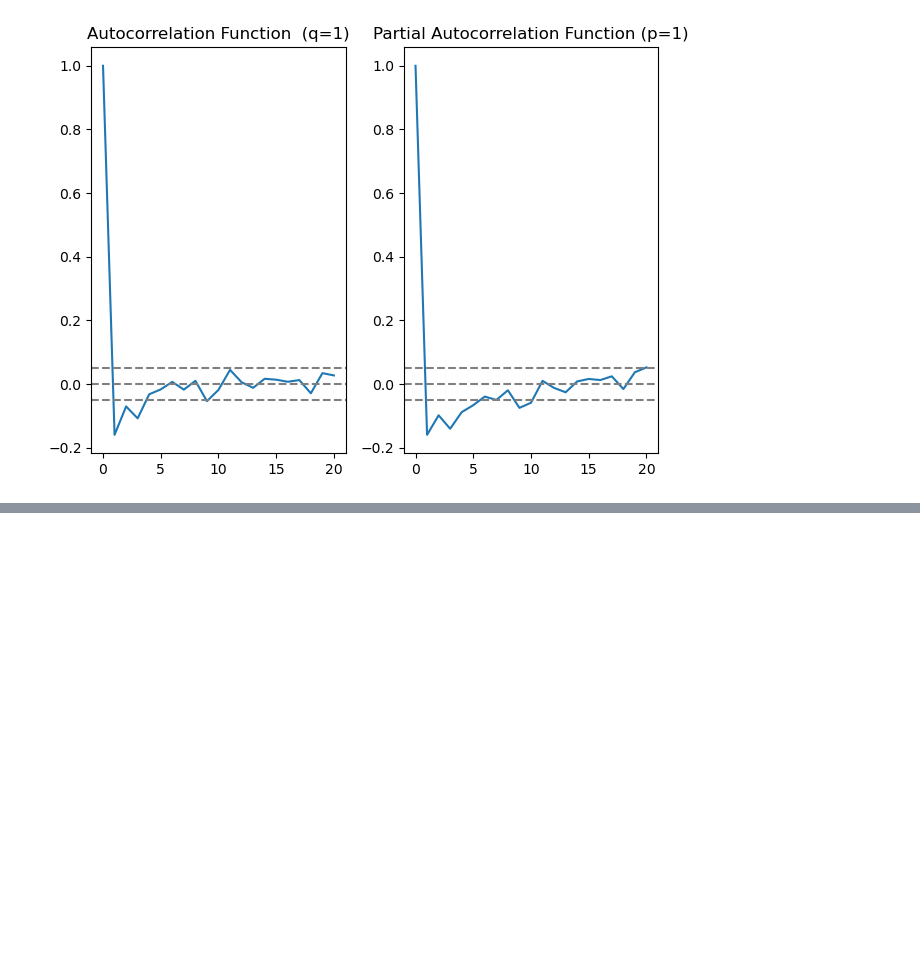
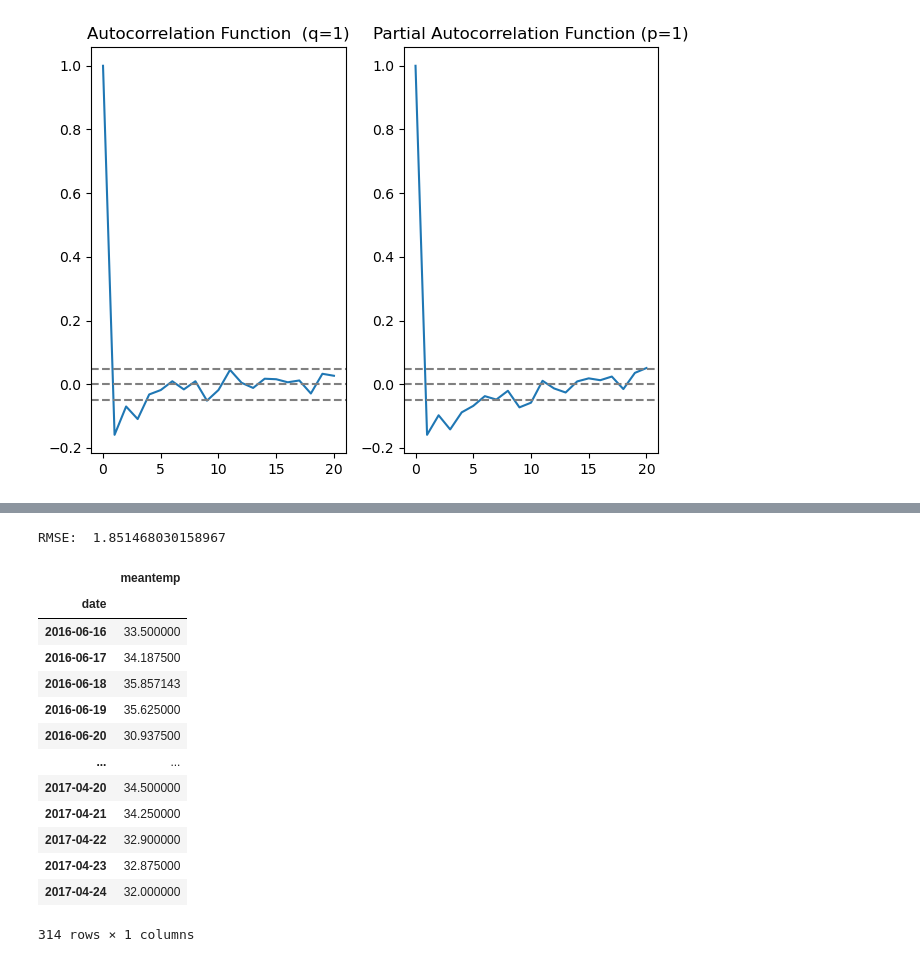
Before and after one commit to gscibi/tutorials, a Jupyter notebook: Time Series/time_series.ipynb, the cells around one changed output, grey strips where cells are left out. Drawn from its saved outputs; the diff is of its cells as text; code cells hidden in the pictures; blank space fills up the shorter version.

```diff
--- a/Time Series/time_series.ipynb
+++ b/Time Series/time_series.ipynb
@@ -334,0 +413,33 @@ RMSE:  1.638248707859098
+# %%
+import xgboost as xgb
+from sklearn.model_selection import train_test_split
+from sklearn.metrics import mean_squared_error
+import pandas as pd
+
+model = xgb.XGBRegressor(random_state=42)
+model.fit(X_train, y_train)
+
+y_pred = model.predict(X_test)
+
+mse = mean_squared_error(y_test, y_pred)
+rmse = np.sqrt(mse)
+print('RMSE: ', rmse)
+# %% [output]
+RMSE:  1.851468030158967
+# %%
+y_test
+# %% [output]
+|  | meantemp |
+| date |  |
+| 2016-06-16 | 33.500000 |
+| 2016-06-17 | 34.187500 |
+| 2016-06-18 | 35.857143 |
+| 2016-06-19 | 35.625000 |
+| 2016-06-20 | 30.937500 |
+| ... | ... |
+| 2017-04-20 | 34.500000 |
+| 2017-04-21 | 34.250000 |
+| 2017-04-22 | 32.900000 |
+| 2017-04-23 | 32.875000 |
+| 2017-04-24 | 32.000000 |
+314 rows × 1 columns
```
Also changed, not shown: parts of 9 cells of this notebook.
